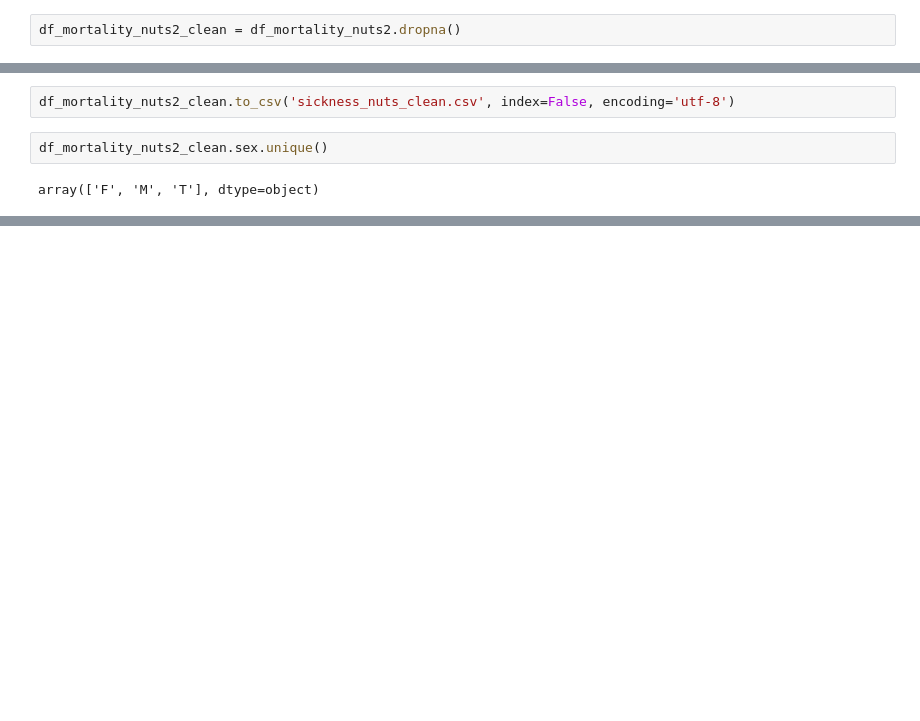
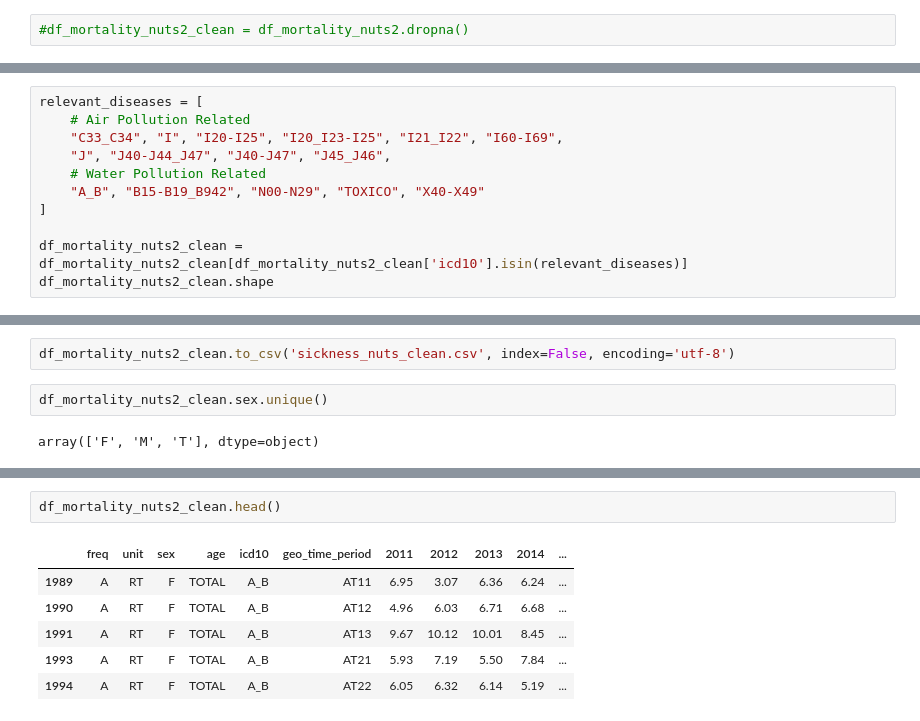
Before and after one commit to bibianglez/Final_project, a Jupyter notebook: notebooks/sickness_notebook.ipynb, the cells around one changed output, grey strips where cells are left out. Saved outputs shown, nothing was run; the diff lists cells and outputs as text; blank space fills up the shorter version.

```diff
--- a/notebooks/sickness_notebook.ipynb
+++ b/notebooks/sickness_notebook.ipynb
@@ -167,4 +212,4 @@ geo_time_period     object
 2023               float64
 dtype: object
 # %%
-df_mortality_nuts2_clean = df_mortality_nuts2.dropna()
+#df_mortality_nuts2_clean = df_mortality_nuts2.dropna()
@@ -176,3 +223,14 @@ df_mortality_nuts2.shape
 df_mortality_nuts2_clean.shape
 # %% [output]
 (172335, 19)
+# %%
+relevant_diseases = [
+    # Air Pollution Related
+    "C33_C34", "I", "I20-I25", "I20_I23-I25", "I21_I22", "I60-I69",
+    "J", "J40-J44_J47", "J40-J47", "J45_J46",
+    # Water Pollution Related
+    "A_B", "B15-B19_B942", "N00-N29", "TOXICO", "X40-X49"
+]
+
+df_mortality_nuts2_clean = df_mortality_nuts2_clean[df_mortality_nuts2_clean['icd10'].isin(relevant_diseases)]
+df_mortality_nuts2_clean.shape
@@ -184,0 +318,9 @@ array(['F', 'M', 'T'], dtype=object)
+# %%
+df_mortality_nuts2_clean.head()
+# %% [output]
+|  | freq | unit | sex | age | icd10 | geo_time_period | 2011 | 2012 | 2013 | 2014 | ... |
+| 1989 | A | RT | F | TOTAL | A_B | AT11 | 6.95 | 3.07 | 6.36 | 6.24 | ... |
+| 1990 | A | RT | F | TOTAL | A_B | AT12 | 4.96 | 6.03 | 6.71 | 6.68 | ... |
+| 1991 | A | RT | F | TOTAL | A_B | AT13 | 9.67 | 10.12 | 10.01 | 8.45 | ... |
+| 1993 | A | RT | F | TOTAL | A_B | AT21 | 5.93 | 7.19 | 5.50 | 7.84 | ... |
+| 1994 | A | RT | F | TOTAL | A_B | AT22 | 6.05 | 6.32 | 6.14 | 5.19 | ... |
```
Also changed, not shown: parts of 13 cells of this notebook, 7 other files.
